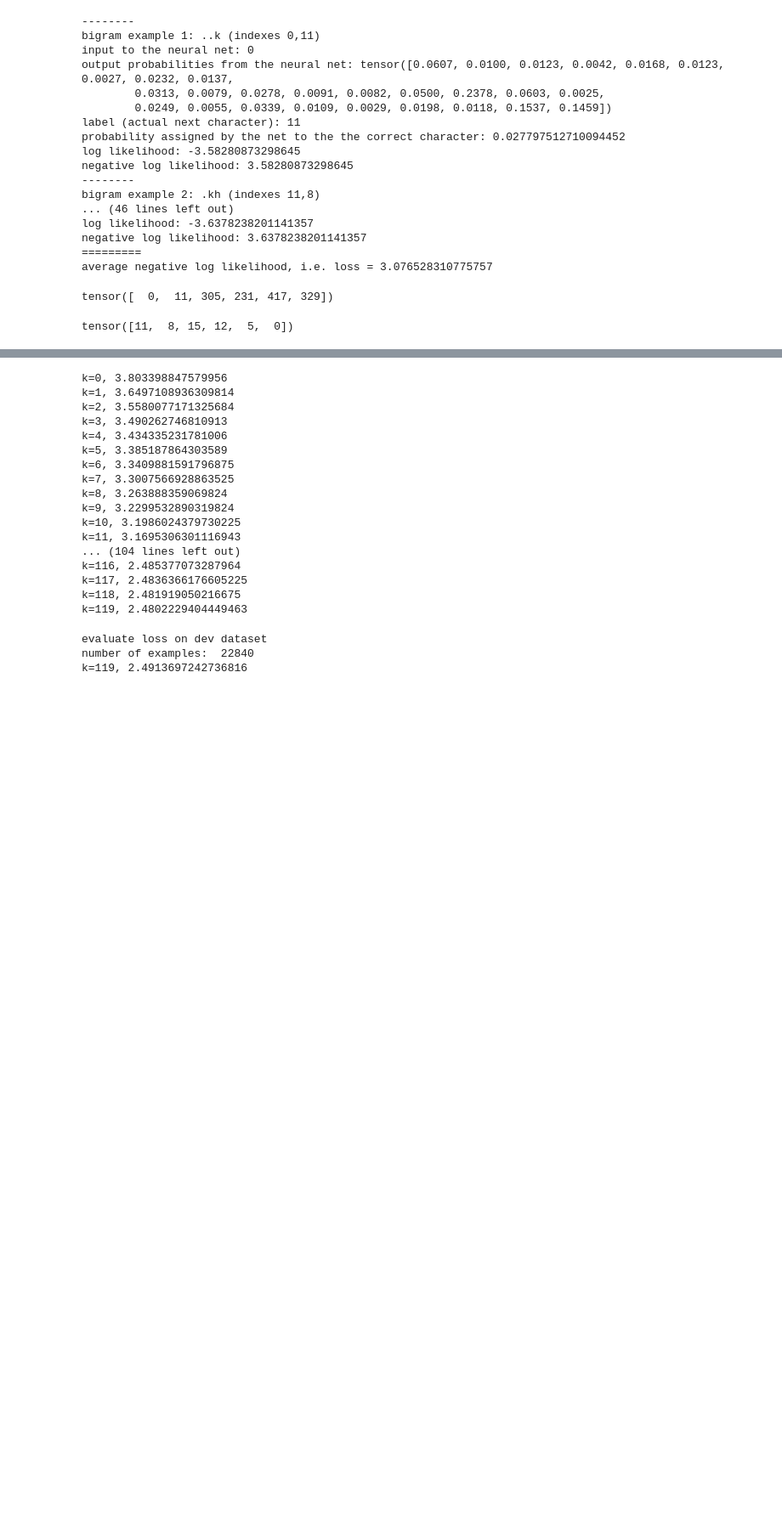
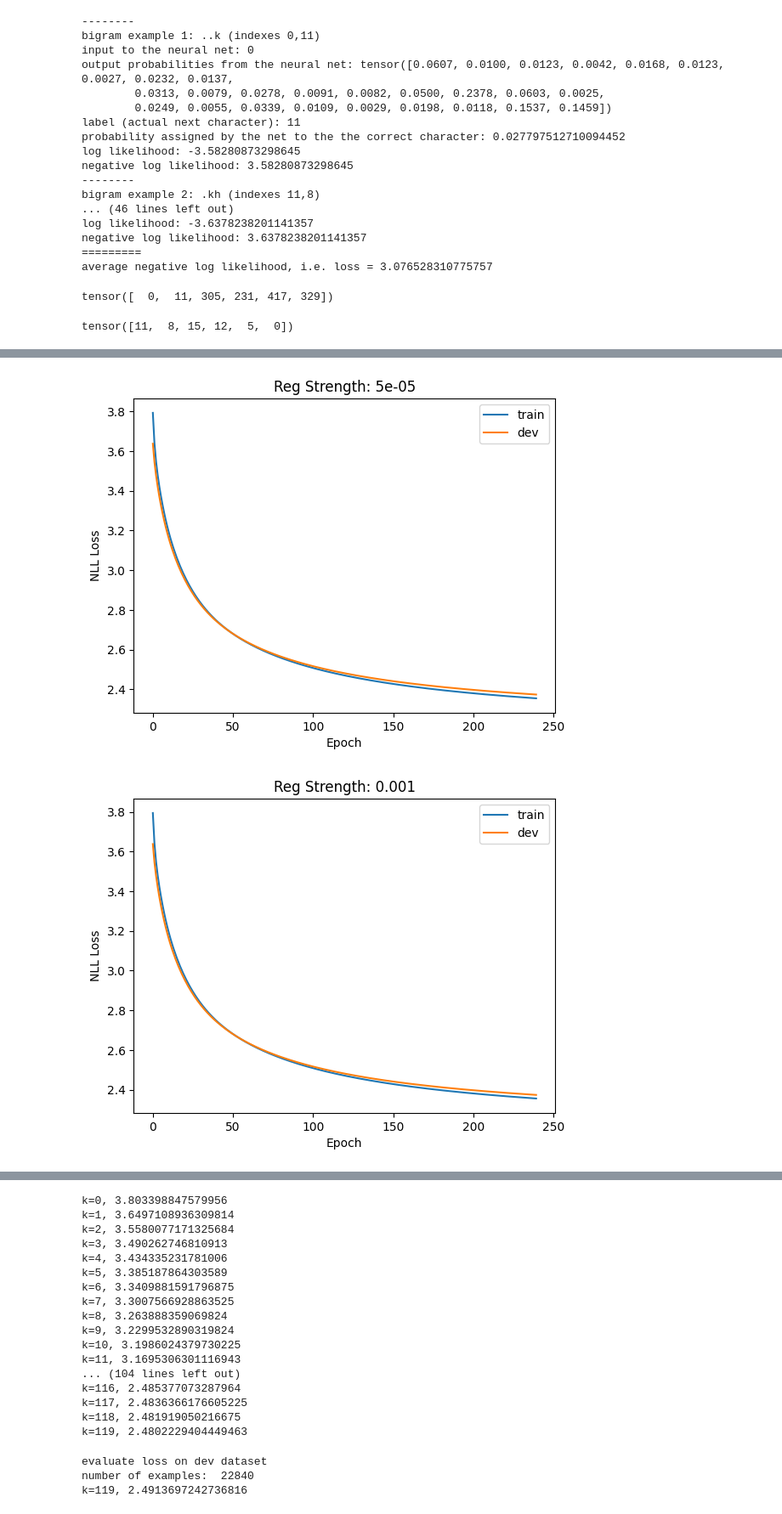
Before and after one commit to ademyanchuk/makemore, a Jupyter notebook: makemore_part1_trigrams.ipynb, the cells around one changed output, grey strips where cells are left out. Shown at 85% size. Saved outputs shown, nothing was run; the diff lists cells and outputs as text; code cells hidden in the pictures; blank space fills up the shorter version.

```diff
--- a/makemore_part1_trigrams.ipynb
+++ b/makemore_part1_trigrams.ipynb
@@ -503,0 +515,71 @@ number of examples:  182546
+# %%
+def plot_train_dev_loss(train_losses, dev_losses, reg_strength):
+  plt.plot(train_losses, label='train')
+  plt.plot(dev_losses, label='dev')
+  plt.xlabel('Epoch')
+  plt.ylabel('NLL Loss')
+  plt.title(f'Reg Strength: {reg_strength}')
+  plt.legend()
+  plt.show()
+# %%
+# E03: use the dev set to tune the strength of smoothing (or regularization) for the trigram model -
+# i.e. try many possibilities and see which one works best based on the dev set loss.
+# What patterns can you see in the train and dev set loss as you tune this strength?
+# Take the best setting of the smoothing and evaluate on the test set once and at the end.
+# How good of a loss do you achieve?
+
+# First intuition. The loss has two components. 1. To initiativize learning weights
+# to predict probabilities of a character following a pair as it was seen in training data.
+# 2. To penalize for large weight^2 / to push weights closer to zero everywhere. They are competing
+# forces. To predict better we need some weights to be larger and some to be smaller. For second
+# loss component ideal will be all W to be zero, but then predictions will be just uniform.
+
+# When evaluating on dev set, we can't clearly compare only NLL components of the overall loss,
+# but we actually mostly care about it. We can remove regularization component from the dev loss.
+# This way we can see, how different regularization strengths during training influence our NLL dev loss.
+
+
+xenc = F.one_hot(xs, num_classes=729).float() # input to the network: one-hot encoding
+xdevenc = F.one_hot(xdevs, num_classes=729).float() # input to the network: one-hot encoding
+
+experiments = {}
+
+# every iteration is one experiment with some regularization strength
+for reg_strength in [0.00005, 0.001, 0.01, 1, 5]:
+  # initialize the 'network' for every experiment
+  g = torch.Generator().manual_seed(2147483647)
+  W = torch.randn((729, 27), generator=g, requires_grad=True)
+  train_losses = []
+  dev_losses = []
+
+  for k in range(240):
+
+    # forward pass
+    logits = xenc @ W # predict log-counts
+    counts = logits.exp() # counts, equivalent to N
+    probs = counts / counts.sum(1, keepdims=True) # probabilities for next character
+    loss = -probs[torch.arange(num), ys].log().mean() + reg_strength*(W**2).mean()
+    # # print(f'train loss: {k=}, {loss.item()}')
+    train_losses.append(loss.item())
+    # backward pass
+    W.grad = None # set to zero the gradient
+    loss.backward()
+    # update
+    W.data += -50 * W.grad
+
+    # forward pass to evaluate loss
+    with torch.no_grad():
+      logits = xdevenc @ W # predict log-counts
+      counts = logits.exp() # counts, equivalent to N
+      probs = counts / counts.sum(1, keepdims=True) # probabilities for next character
+      loss = -probs[torch.arange(num_dev), ydevs].log().mean() # only want to see NLL part
+      # print(f'dev loss: {k=}, {loss.item()}')
+      dev_losses.append(loss.item())
+
+  # plot after finishing experiment
+  plot_train_dev_loss(train_losses, dev_losses, reg_strength)
+  # save experiment data
+  experiments[str(reg_strength)] = [train_losses, dev_losses]
+# %% [output]
+[figure, added]
+[figure, added]
```
Also changed, not shown: parts of 13 cells of this notebook, 1 other file.
